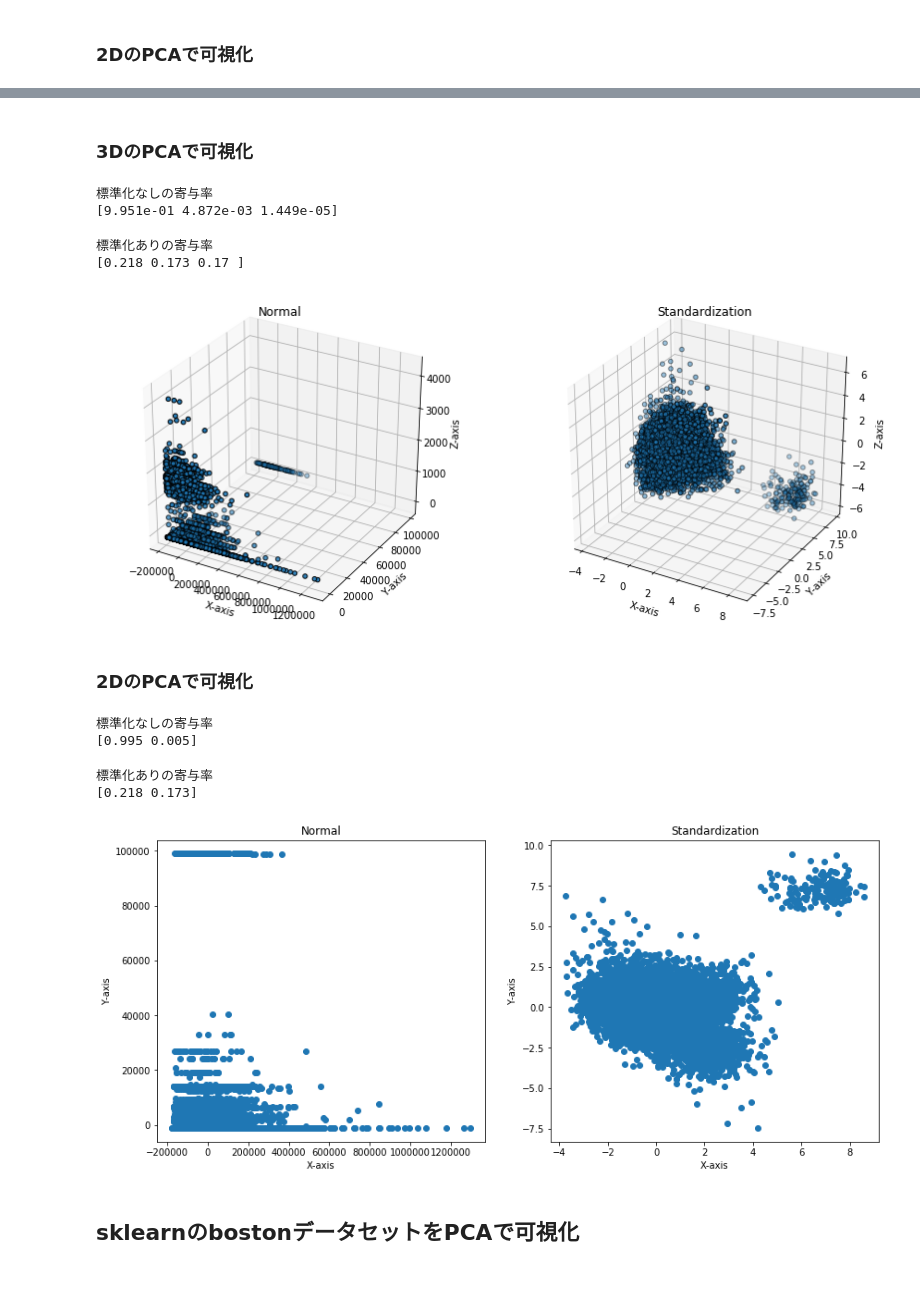
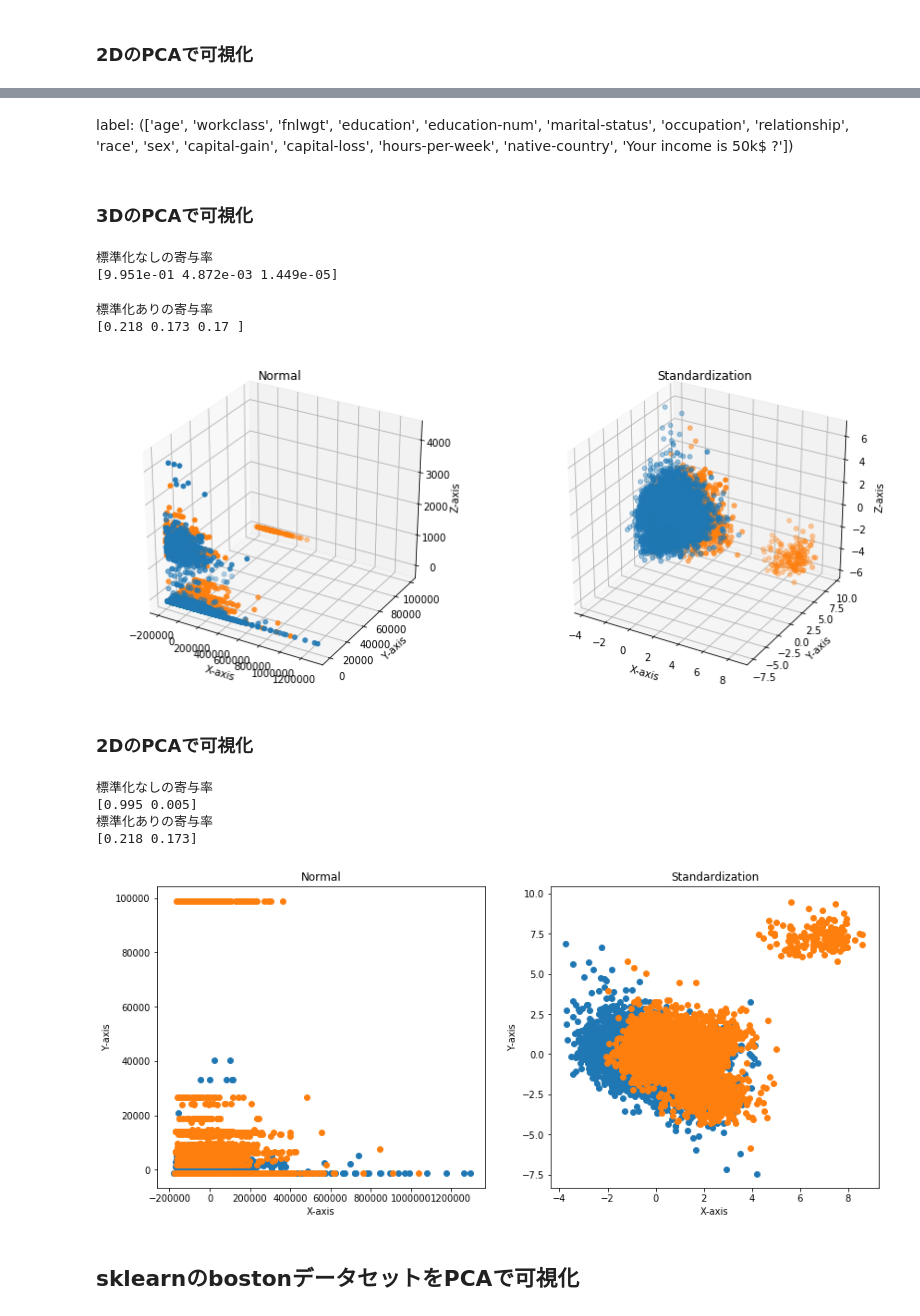
Before and after one commit to furukawa-laboratory/workout_report_2019, a Jupyter notebook: trainee/tsuno/preprocessing/data_processing.ipynb, the cells around one changed output, grey strips where cells are left out. Saved outputs shown, nothing was run; the diff lists cells and outputs as text; code cells hidden in the pictures; blank space fills up the shorter version.

```diff
--- a/trainee/tsuno/preprocessing/data_processing.ipynb
+++ b/trainee/tsuno/preprocessing/data_processing.ipynb
@@ -407,7 +413,9 @@ y = iris.target
 pca = decomposition.PCA(n_components=2).fit(X)
 X = pca.transform(X)
 ax1 = fig.add_subplot(121)
-ax1.scatter(X[:,0], X[:,1])
+for label in np.unique(y):
+    ax1.scatter(X[y == label, 0],
+                X[y == label, 1])
 ax1.set_title('Normal')
 ax1.set_xlabel("X-axis")
 ax1.set_ylabel("Y-axis")
@@ -426,7 +434,9 @@ pca = decomposition.PCA(n_components=2).fit(scaledX)
 scaledX = pca.transform(scaledX)
 
 ax2 = fig.add_subplot(122)
-ax2.scatter(scaledX[:,0], scaledX[:,1])
+for label in np.unique(y):
+    ax2.scatter(scaledX[y == label, 0],
+                scaledX[y == label, 1])
 ax2.set_title('Standardization')
 ax2.set_xlabel("X-axis")
 ax2.set_ylabel("Y-axis")
@@ -570,3 +593,7 @@ URL: https://archive.ics.uci.edu/ml/datasets/adult
+# %% [markdown]
+
+label: (['age', 'workclass', 'fnlwgt', 'education', 'education-num', 'marital-status', 'occupation',
+     'relationship', 'race', 'sex', 'capital-gain', 'capital-loss', 'hours-per-week', 'native-country', 'Your income is 50k$ ?'])
 # %% [markdown]
 ### 3DのPCAで可視化
 # %%
@@ -586,18 +613,19 @@ fig = plt.figure(figsize=(14,6))
 df_data = pd.read_csv('http://archive.ics.uci.edu/ml/machine-learning-databases/adult/adult.data', sep=',', header=None)
 
 X = df_data.values
-# numericalなXのみでPCAを行う
+y = X[:,-1] # <=50K or >50K
 #'age', 'fnlwgt', 'education-num', 'capital-gain', 'capital-loss', 'hours-per-week'のみを使用する
 X = X[:,[0,2,4,10,11,12]]
-# numericalなXのみにPCAを用いる
-y = np.array(['age', 'workclass', 'fnlwgt', 'education', 'education-num', 'marital-status', 'occupation',
-     'relationship', 'race', 'sex', 'capital-gain', 'capital-loss', 'hours-per-week', 'native-country', 'Your income is 50k$ ?'])
+
 
 # 1番目
 pca = decomposition.PCA(n_components=3).fit(X)
 X = pca.transform(X)
 ax1 = fig.add_subplot(121, projection='3d')
-ax1.scatter(X[:,0], X[:,1], X[:,2], c=None, cmap=plt.cm.nipy_spectral, edgecolor='k')
+for label in np.unique(y):
+    ax1.scatter(X[y == label, 0],
+                X[y == label, 1],
+                X[y == label, 2])
 ax1.set_title('Normal')
 ax1.set_xlabel("X-axis")
 ax1.set_ylabel("Y-axis")
@@ -610,8 +638,6 @@ X = df_data.values
 # numericalなXのみでPCAを行う
 #'age', 'fnlwgt', 'education-num', 'capital-gain', 'capital-loss', 'hours-per-week'のみを使用する
 X = X[:,[0,2,4,10,11,12]]
-y = np.array(['age', 'workclass', 'fnlwgt', 'education', 'education-num', 'marital-status', 'occupation',
-     'relationship', 'race', 'sex', 'capital-gain', 'capital-loss', 'hours-per-week', 'native-country', 'Your income is 50k$ ?'])
 
 # 標準化
 scaler = StandardScaler().fit(X)
@@ -621,7 +647,10 @@ pca = decomposition.PCA(n_components=3).fit(scaledX)
 scaledX = pca.transform(scaledX)
 
 ax2 = fig.add_subplot(122, projection='3d')
-ax2.scatter(scaledX[:,0], scaledX[:,1], scaledX[:,2], c=None, cmap=plt.cm.nipy_spectral, edgecolor='k')
+for label in np.unique(y):
+    ax2.scatter(scaledX[y == label, 0],
+                scaledX[y == label, 1],
+                scaledX[y == label, 2])
 ax2.set_title('Standardization')
 ax2.set_xlabel("X-axis")
 ax2.set_ylabel("Y-axis")
@@ -635,7 +664,7 @@ plt.show()
 [9.951e-01 4.872e-03 1.449e-05]
 標準化ありの寄与率
 [0.218 0.173 0.17 ]
-[figure, old version]
+[figure, new version]
 # %% [markdown]
 ### 2DのPCAで可視化
 # %%
@@ -654,55 +683,53 @@ np.random.seed(5)
 fig = pyplot.figure(figsize=(14,6))
 
 X = df_data.values
-# numericalなXのみでPCAを行う
+y = X[:,-1] # <=50K or >50K
 #'age', 'fnlwgt', 'education-num', 'capital-gain', 'capital-loss', 'hours-per-week'のみを使用する
 X = X[:,[0,2,4,10,11,12]]
-# numericalなXのみにPCAを用いる
-y = np.array(['age', 'workclass', 'fnlwgt', 'education', 'education-num', 'marital-status', 'occupation',
-     'relationship', 'race', 'sex', 'capital-gain', 'capital-loss', 'hours-per-week', 'native-country', 'Your income is 50k$ ?'])
 
 # 1番目
 pca = decomposition.PCA(n_components=2).fit(X)
 X = pca.transform(X)
 ax1 = fig.add_subplot(121)
-ax1.scatter(X[:,0], X[:,1])
+for label in np.unique(y):
+    ax1.scatter(X[y == label, 0],
+                X[y == label, 1])
 ax1.set_title('Normal')
 ax1.set_xlabel("X-axis")
 ax1.set_ylabel("Y-axis")
 print('標準化なしの寄与率')
 print(pca.explained_variance_ratio_)
 
 # 2番目
 X = df_data.values
 # numericalなXのみでPCAを行う
 #'age', 'fnlwgt', 'education-num', 'capital-gain', 'capital-loss', 'hours-per-week'のみを使用する
 X = X[:,[0,2,4,10,11,12]]
-# numericalなXのみにPCAを用いる
-y = np.array(['age', 'workclass', 'fnlwgt', 'education', 'education-num', 'marital-status', 'occupation',
-     'relationship', 'race', 'sex', 'capital-gain', 'capital-loss', 'hours-per-week', 'native-country', 'Your income is 50k$ ?'])
 
 # 標準化
 scaler = StandardScaler().fit(X)
 scaledX = scaler.transform(X)
 
 pca = decomposition.PCA(n_components=2).fit(scaledX)
 scaledX = pca.transform(scaledX)
 
 ax2 = fig.add_subplot(122)
-ax2.scatter(scaledX[:,0], scaledX[:,1])
+for label in np.unique(y):
+    ax2.scatter(scaledX[y == label, 0],
+                scaledX[y == label, 1])
 ax2.set_title('Standardization')
 ax2.set_xlabel("X-axis")
 ax2.set_ylabel("Y-axis")
 print('標準化ありの寄与率')
 print(pca.explained_variance_ratio_)
 
 pyplot.show()
 # %% [output]
 標準化なしの寄与率
 [0.995 0.005]
+標準化ありの寄与率
+[0.218 0.173]
-標準化ありの寄与率
-[0.218 0.173]
-[figure, old version]
+[figure, new version]
 # %% [markdown]
 ## sklearnのbostonデータセットをPCAで可視化
 # %% [markdown]
```
Also changed, not shown: parts of 14 cells of this notebook.
